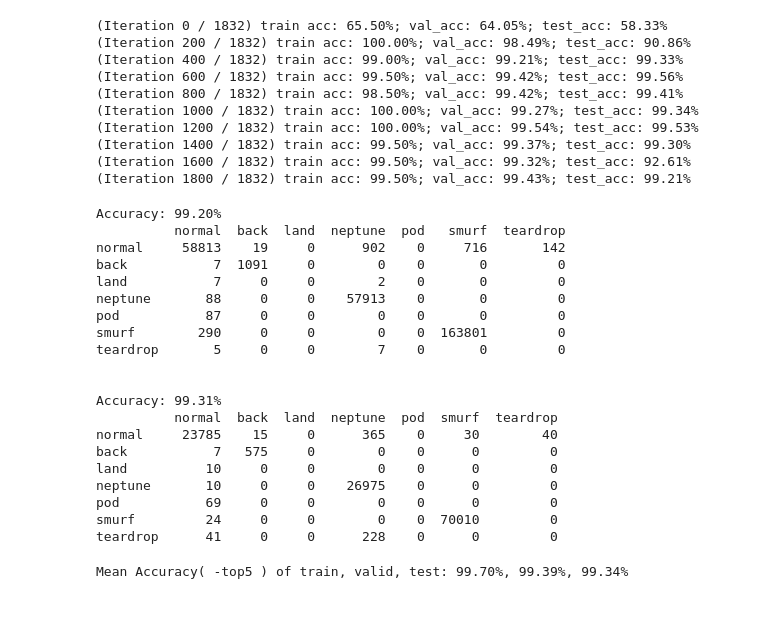
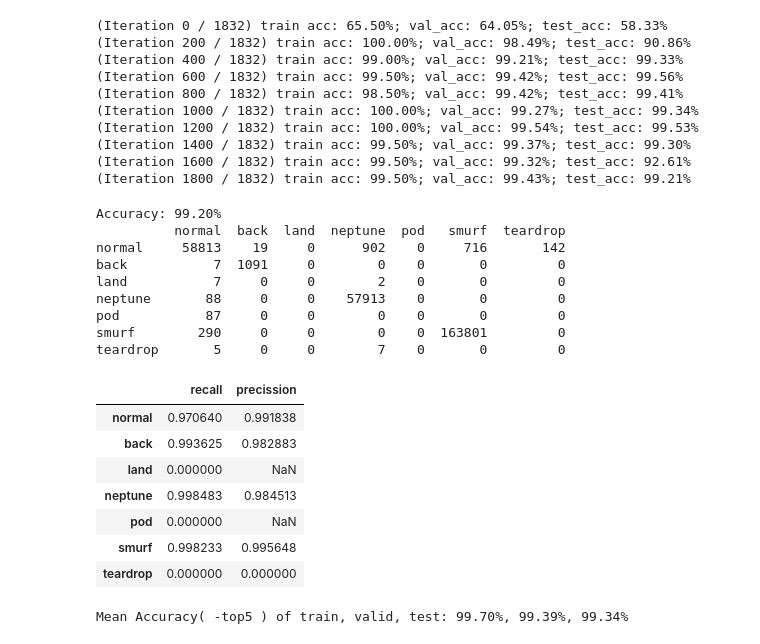
Before and after one commit to gutouyu/IntrusionDetection, a Jupyter notebook: framework0.2.ipynb, the cells around one changed output. Drawn from its saved outputs; the diff is of its cells as text; code cells hidden in the pictures; blank space fills up the shorter version.

Commit message:
add recall_precission_analysis

```diff
--- a/framework0.2.ipynb
+++ b/framework0.2.ipynb
@@ -186,6 +186,18 @@ def analysis_confusion_matrix(X,y, model, header, verbose=True):
         print ('Accuracy: %.2f%%' % accuracy(y_pred, y))
 #         print confMatrix
     return confMatrix
+
+def analysis_precision_recall(confMat):
+    """
+    recall: 是相对于原始样本的, 检测率
+    precision: 是相对于预测结果的, 精确率
+    """
+    m = len(confMat)
+    recall = np.diag(confMat) / np.sum(confMat, axis=1) #检测率
+    precission = np.diag(confMat) / np.sum(confMat, axis=0) #精确率
+    ret = pd.concat([recall, precission], axis=1)
+    ret.columns=['recall', 'precission']
+    return ret
 # %%
 # Prepare Data
 trainDF, testDF = read_data()
@@ -244,34 +246,32 @@ model.train()
 # %%
 # Analysis
 DOS = ['normal', 'apache2', 'back', 'land', 'mailbomb', 'neptune', 'pod',
                   'processtable', 'smurf', 'teardrop', 'udpstorm'] #DOS 10个
 DOS = np.array(DOS)[[0,2,3,5,6,8,9]].tolist()
 ATTACK = ['normal', 'probe', 'dos', 'u2r', 'r2l']
 
-print analysis_confusion_matrix(data['X_test'],data['y_test'], model, DOS)
-print '\n'
-print analysis_confusion_matrix(data['X_val'],data['y_val'], model, DOS)
+confMat = analysis_confusion_matrix(data['X_test'],data['y_test'], model, DOS)
+print confMat
+
+analysis_precision_recall(confMat)
 # %% [output]
 Accuracy: 99.20%
           normal  back  land  neptune  pod   smurf  teardrop
 normal     58813    19     0      902    0     716       142
 back           7  1091     0        0    0       0         0
 land           7     0     0        2    0       0         0
 neptune       88     0     0    57913    0       0         0
 pod           87     0     0        0    0       0         0
 smurf        290     0     0        0    0  163801         0
 teardrop       5     0     0        7    0       0         0
-
-
-Accuracy: 99.31%
-          normal  back  land  neptune  pod  smurf  teardrop
-normal     23785    15     0      365    0     30        40
-back           7   575     0        0    0      0         0
-land          10     0     0        0    0      0         0
-neptune       10     0     0    26975    0      0         0
-pod           69     0     0        0    0      0         0
-smurf         24     0     0        0    0  70010         0
-teardrop      41     0     0      228    0      0         0
+|  | recall | precission |
+| normal | 0.970640 | 0.991838 |
+| back | 0.993625 | 0.982883 |
+| land | 0.000000 | NaN |
+| neptune | 0.998483 | 0.984513 |
+| pod | 0.000000 | NaN |
+| smurf | 0.998233 | 0.995648 |
+| teardrop | 0.000000 | 0.000000 |
 # %%
 analysis_plot_loss_and_accuracy(model)
 # %% [output]
```
Also changed, not shown: parts of 2 cells of this notebook.
